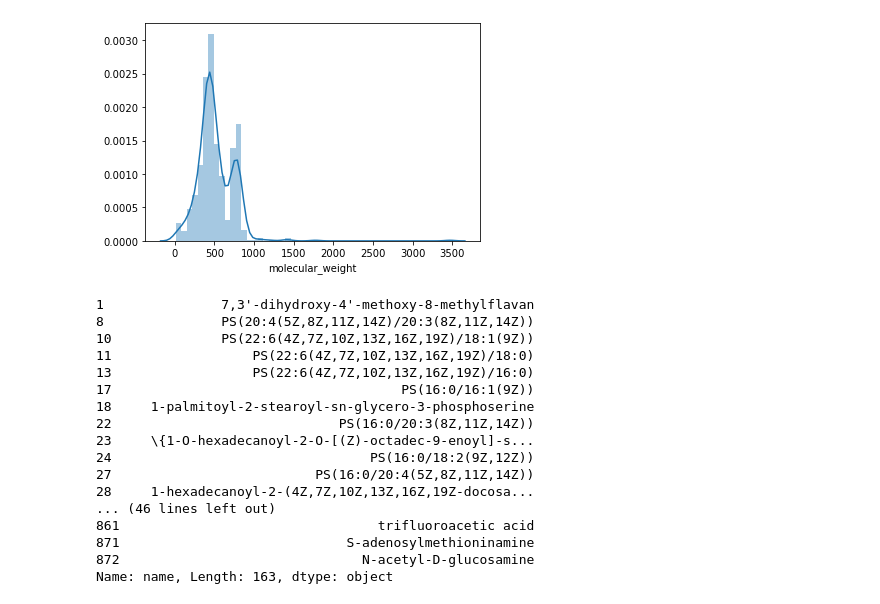
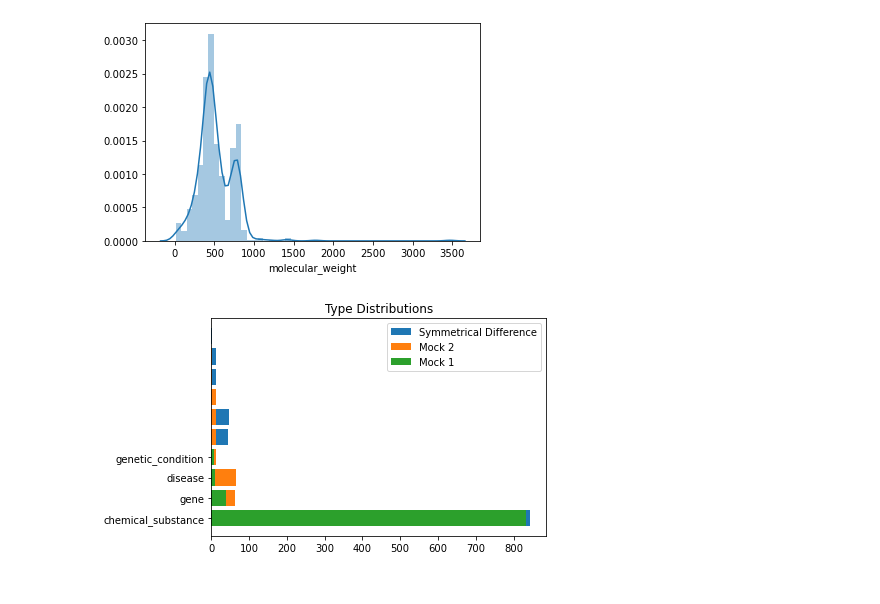
Before and after one commit to frostyfan109/TranQL-Jupyter, a Jupyter notebook: test_notebooks/test_mock.ipynb, the cells around one changed output. Cells and saved outputs as stored; diff of their text form; code cells hidden in the pictures.

Commit message:
Adds statistical visualization static methods & graph_utils

```diff
--- a/test_notebooks/test_mock.ipynb
+++ b/test_notebooks/test_mock.ipynb
@@ -43,24 +53,3 @@ sns.distplot(weight[weight.apply(lambda x: not isinstance(x, list))].dropna())
 plt.show()
 # %% [output]
 [figure]
-# %%
-list(mock1_df.columns)
-mock1_df[mock1_df.metabolite == True].name
-# %% [output]
-1               7,3'-dihydroxy-4'-methoxy-8-methylflavan
-8               PS(20:4(5Z,8Z,11Z,14Z)/20:3(8Z,11Z,14Z))
-10              PS(22:6(4Z,7Z,10Z,13Z,16Z,19Z)/18:1(9Z))
-11                  PS(22:6(4Z,7Z,10Z,13Z,16Z,19Z)/18:0)
-13                  PS(22:6(4Z,7Z,10Z,13Z,16Z,19Z)/16:0)
-17                                     PS(16:0/16:1(9Z))
-18     1-palmitoyl-2-stearoyl-sn-glycero-3-phosphoserine
-22                             PS(16:0/20:3(8Z,11Z,14Z))
-23     \{1-O-hexadecanoyl-2-O-[(Z)-octadec-9-enoyl]-s...
-24                                 PS(16:0/18:2(9Z,12Z))
-27                          PS(16:0/20:4(5Z,8Z,11Z,14Z))
-28     1-hexadecanoyl-2-(4Z,7Z,10Z,13Z,16Z,19Z-docosa...
-... (46 lines left out)
-861                                 trifluoroacetic acid
-871                             S-adenosylmethioninamine
-872                               N-acetyl-D-glucosamine
-Name: name, Length: 163, dtype: object
@@ -66,0 +62,8 @@ Name: name, Length: 163, dtype: object
+# %%
+KnowledgeGraph.plot_type_distributions(
+    (simple_symmetric_difference, "Symmetrical Difference"),
+    (mock2, "Mock 2"),
+    (mock1, "Mock 1")
+)
+# %% [output]
+[figure, added]
```
Also changed, not shown: parts of 3 cells of this notebook, 2 other files.
